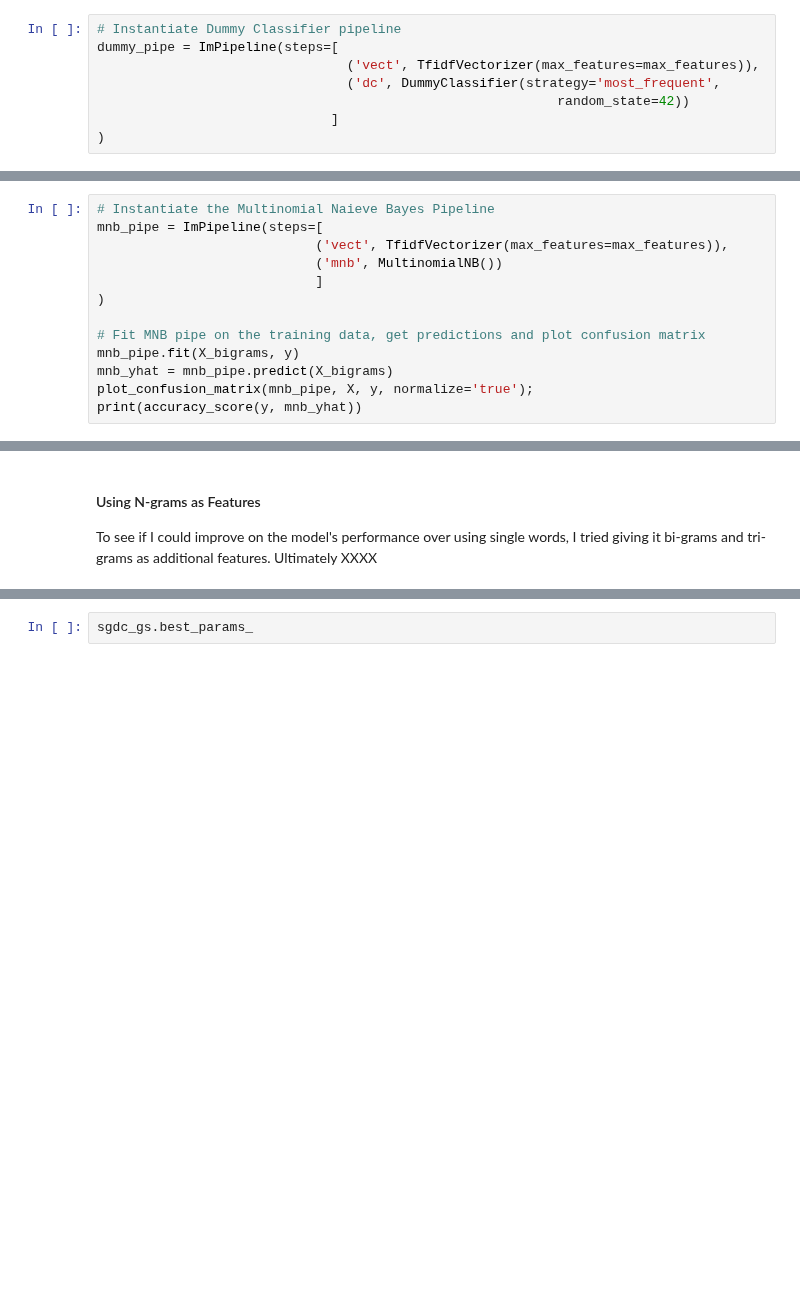
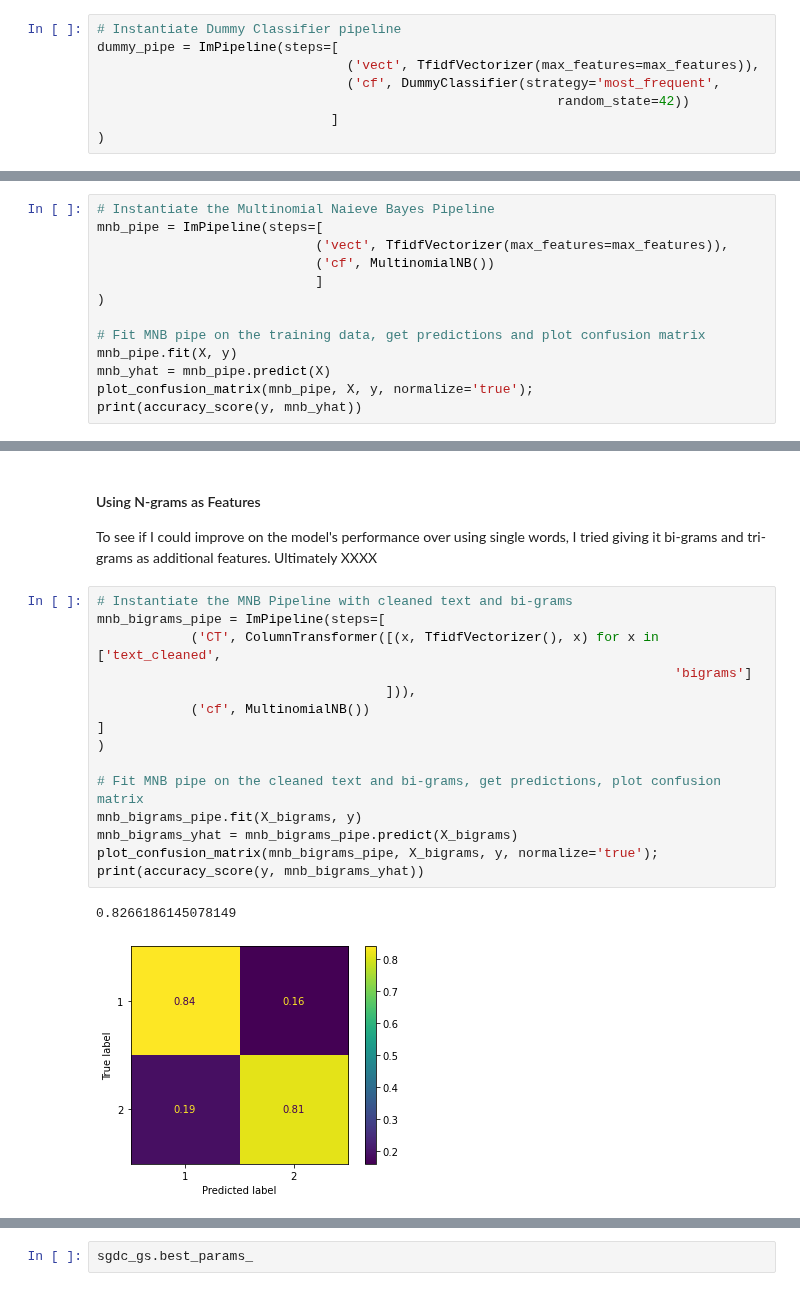
Before and after one commit to ThomasHChapman/classifying_user_reviews, a Jupyter notebook: working_notebooks/modeling_nb.ipynb, the cells around one changed output, grey strips where cells are left out. Saved outputs shown, nothing was run; the diff lists cells and outputs as text; blank space fills up the shorter version.

Commit message:
Reran MNB and SGDC with bigrams/trigrams

```diff
--- a/working_notebooks/modeling_nb.ipynb
+++ b/working_notebooks/modeling_nb.ipynb
@@ -117,7 +118,7 @@ To begin modelling efforts, I built a dummy classifier that simply guesses the m
 # Instantiate Dummy Classifier pipeline
 dummy_pipe = ImPipeline(steps=[
                                 ('vect', TfidfVectorizer(max_features=max_features)),
-                                ('dc', DummyClassifier(strategy='most_frequent',
+                                ('cf', DummyClassifier(strategy='most_frequent',
                                                            random_state=42))
                               ]
 )
@@ -137,13 +140,13 @@ MNB is a commonly-used algorithm for natural language processing due to effectiv
 # Instantiate the Multinomial Naieve Bayes Pipeline
 mnb_pipe = ImPipeline(steps=[
                             ('vect', TfidfVectorizer(max_features=max_features)),
-                            ('mnb', MultinomialNB())
+                            ('cf', MultinomialNB())
                             ]
 )
 
 # Fit MNB pipe on the training data, get predictions and plot confusion matrix
-mnb_pipe.fit(X_bigrams, y)
-mnb_yhat = mnb_pipe.predict(X_bigrams)
+mnb_pipe.fit(X, y)
+mnb_yhat = mnb_pipe.predict(X)
 plot_confusion_matrix(mnb_pipe, X, y, normalize='true');
 print(accuracy_score(y, mnb_yhat))
 # %% [output]
@@ -168,5 +166,23 @@ cross_validate(mnb_pipe, X, y)
 # %% [markdown]
 #### Using N-grams as Features
 To see if I could improve on the model's performance over using single words, I tried giving it bi-grams and tri-grams as additional features. Ultimately XXXX
+# %%
+# Instantiate the MNB Pipeline with cleaned text and bi-grams
+mnb_bigrams_pipe = ImPipeline(steps=[
+            ('CT', ColumnTransformer([(x, TfidfVectorizer(), x) for x in ['text_cleaned',
+                                                                          'bigrams']
+                                     ])),
+            ('cf', MultinomialNB())
+]
+)
+
+# Fit MNB pipe on the cleaned text and bi-grams, get predictions, plot confusion matrix
+mnb_bigrams_pipe.fit(X_bigrams, y)
+mnb_bigrams_yhat = mnb_bigrams_pipe.predict(X_bigrams)
+plot_confusion_matrix(mnb_bigrams_pipe, X_bigrams, y, normalize='true');
+print(accuracy_score(y, mnb_bigrams_yhat))
+# %% [output]
+0.8266186145078149
+[figure, added]
 # %%
 # Instantiate the Multinomial Naieve Bayes Pipeline
```
Also changed, not shown: parts of 33 cells of this notebook.
